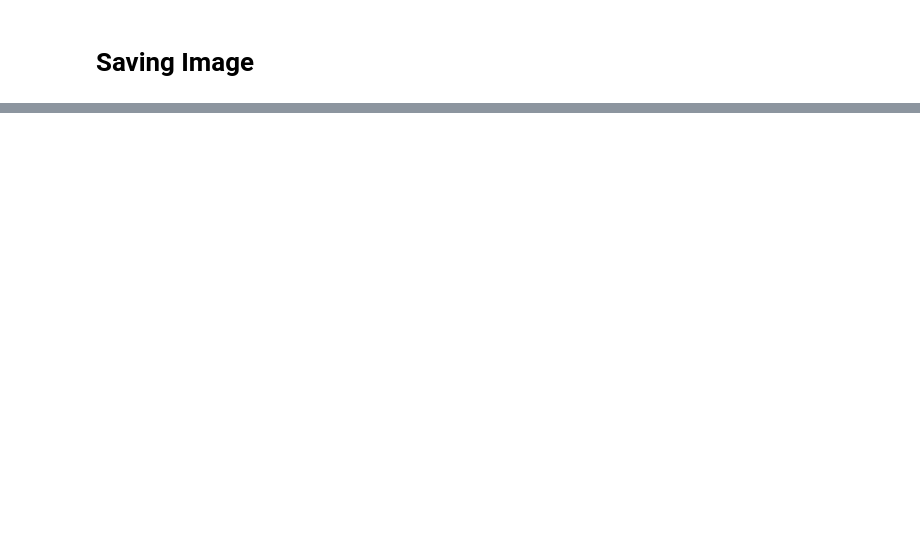
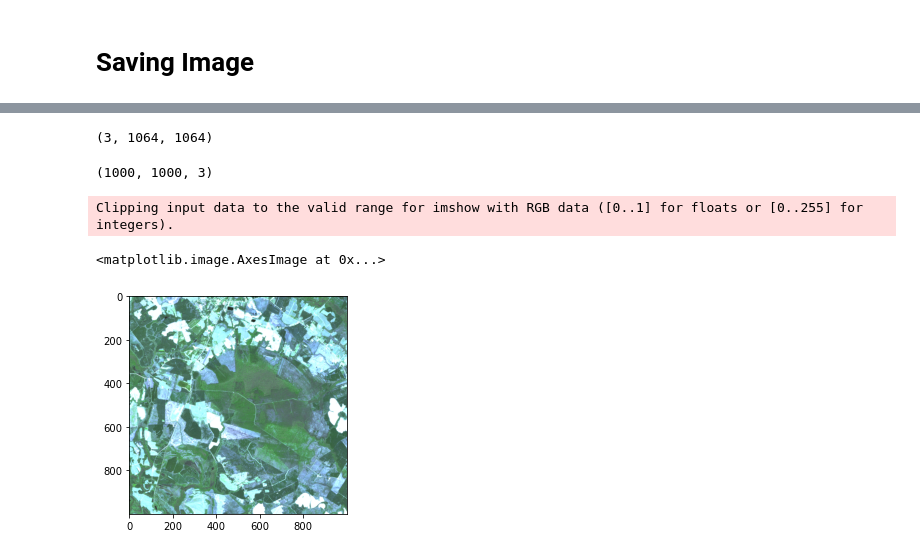
Before and after one commit to CSCCNY/final-project-landandbuildingsatimg-ccny, a Jupyter notebook: notebooks/scratch/01-SM-Big_Images_Sentinel2/01-SM-Image1_Sentinel2.ipynb, the cells around one changed output, grey strips where cells are left out. Cells and saved outputs as stored; diff of their text form; code cells hidden in the pictures; blank space fills up the shorter version.

```diff
--- a/notebooks/scratch/01-SM-Big_Images_Sentinel2/01-SM-Image1_Sentinel2.ipynb
+++ b/notebooks/scratch/01-SM-Big_Images_Sentinel2/01-SM-Image1_Sentinel2.ipynb
@@ -383,0 +211,21 @@ true_color.close()
+# %%
+# Pad the image
+test_img_pad = np.pad(test_img, ((0, 0), (32, 32), (32, 32)), mode="empty")
+test_img_pad.shape
+# %% [output]
+(3, 1064, 1064)
+# %%
+b = np.zeros((test_img.shape[1],test_img.shape[2],3))
+b[:,:,0] = test_img[0,:,:]/1000.0
+b[:,:,1] = test_img[1,:,:]/1000.0
+b[:,:,2] = test_img[2,:,:]/1000.0
+# %%
+b.shape
+# %% [output]
+(1000, 1000, 3)
+# %%
+plt.imshow(b)
+# %% [output]
+Clipping input data to the valid range for imshow with RGB data ([0..1] for floats or [0..255] for integers).
+<matplotlib.image.AxesImage at 0x...>
+[figure, added]
```
Also changed, not shown: parts of 34 cells of this notebook.
